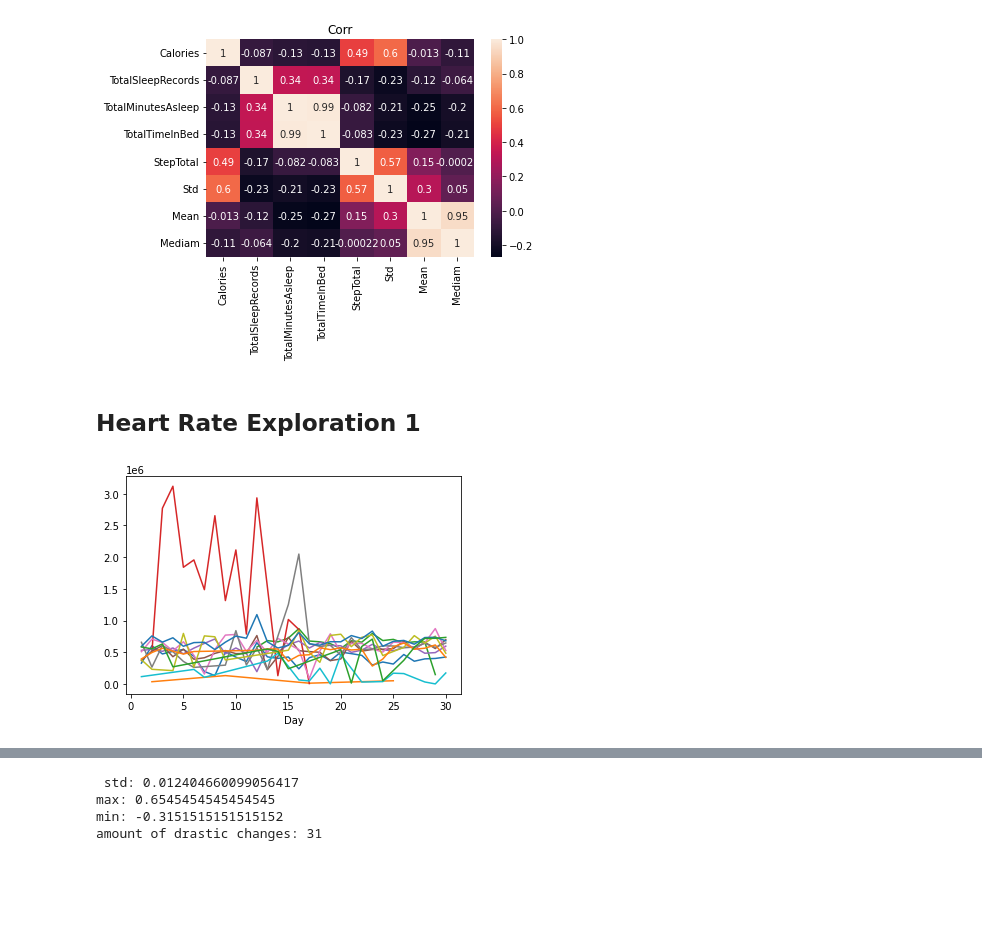
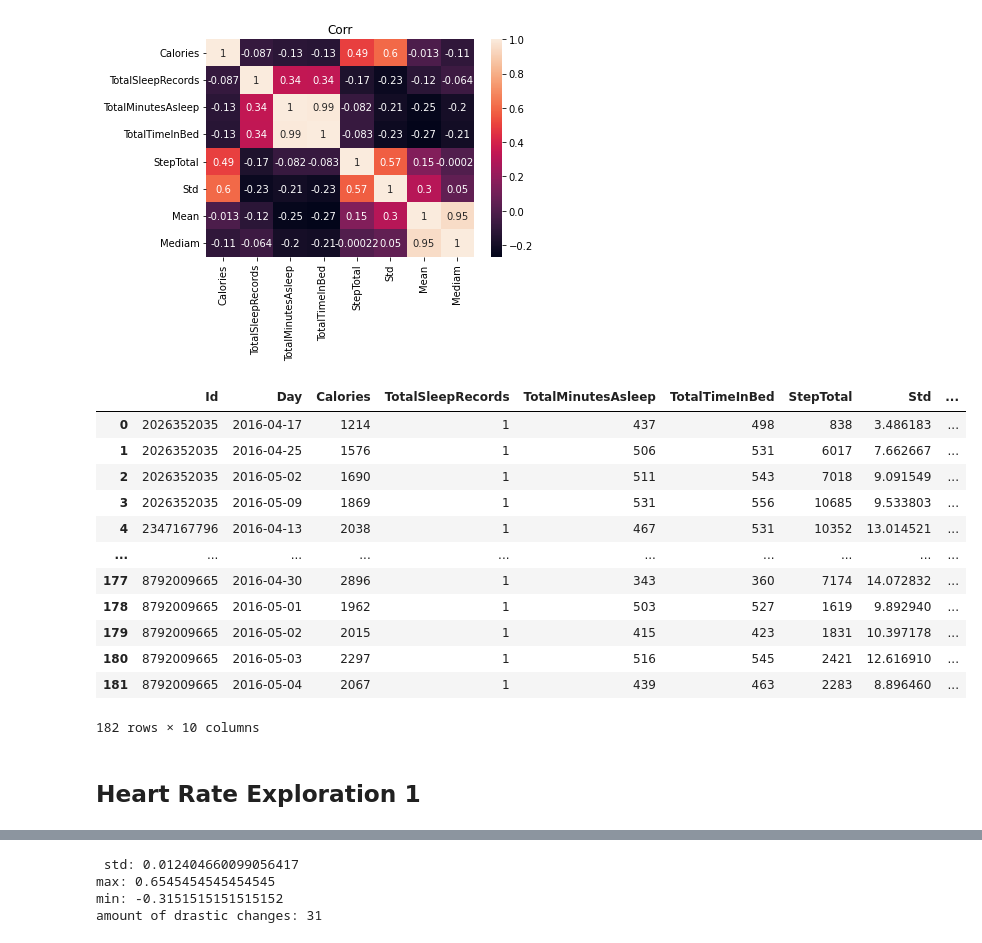
Before and after one commit to idangrady/DataAnalysisCourse, a Jupyter notebook: Idan/DataPre.ipynb, the cells around one changed output, grey strips where cells are left out. Saved outputs shown, nothing was run; the diff lists cells and outputs as text; code cells hidden in the pictures; blank space fills up the shorter version.

```diff
--- a/Idan/DataPre.ipynb
+++ b/Idan/DataPre.ipynb
@@ -391,6 +391,22 @@ plot.set_title("Corr")
 # %% [output]
 Text(0.5, 1.0, 'Corr')
 [figure]
+# %%
+totalMerge
+# %% [output]
+|  | Id | Day | Calories | TotalSleepRecords | TotalMinutesAsleep | TotalTimeInBed | StepTotal | Std | ... |
+| 0 | 2026352035 | 2016-04-17 | 1214 | 1 | 437 | 498 | 838 | 3.486183 | ... |
+| 1 | 2026352035 | 2016-04-25 | 1576 | 1 | 506 | 531 | 6017 | 7.662667 | ... |
+| 2 | 2026352035 | 2016-05-02 | 1690 | 1 | 511 | 543 | 7018 | 9.091549 | ... |
+| 3 | 2026352035 | 2016-05-09 | 1869 | 1 | 531 | 556 | 10685 | 9.533803 | ... |
+| 4 | 2347167796 | 2016-04-13 | 2038 | 1 | 467 | 531 | 10352 | 13.014521 | ... |
+| ... | ... | ... | ... | ... | ... | ... | ... | ... | ... |
+| 177 | 8792009665 | 2016-04-30 | 2896 | 1 | 343 | 360 | 7174 | 14.072832 | ... |
+| 178 | 8792009665 | 2016-05-01 | 1962 | 1 | 503 | 527 | 1619 | 9.892940 | ... |
+| 179 | 8792009665 | 2016-05-02 | 2015 | 1 | 415 | 423 | 1831 | 10.397178 | ... |
+| 180 | 8792009665 | 2016-05-03 | 2297 | 1 | 516 | 545 | 2421 | 12.616910 | ... |
+| 181 | 8792009665 | 2016-05-04 | 2067 | 1 | 439 | 463 | 2283 | 8.896460 | ... |
+182 rows × 10 columns
 # %%
 result_2.rename(columns = {"Value_x": "Std","Value_y": "Mean", "Value": "Mediam"}, inplace = True)
 # %%
@@ -403,8 +420,3 @@ Heart_By_Idx['PersonID'] = Heart_By_Idx.index.map(Id_To_Idx)
 Heart_By_Idx.Time = pd.to_datetime(Heart_By_Idx.Time)
 # %% [markdown]
 ## Heart Rate Exploration 1
-# %%
-for i in range(13):
-    Heart_By_Idx.loc[Heart_By_Idx.PersonID ==i].groupby('Day').sum()['Value'].plot()
-# %% [output]
-[figure, removed]
```
Also changed, not shown: parts of 10 cells of this notebook.
